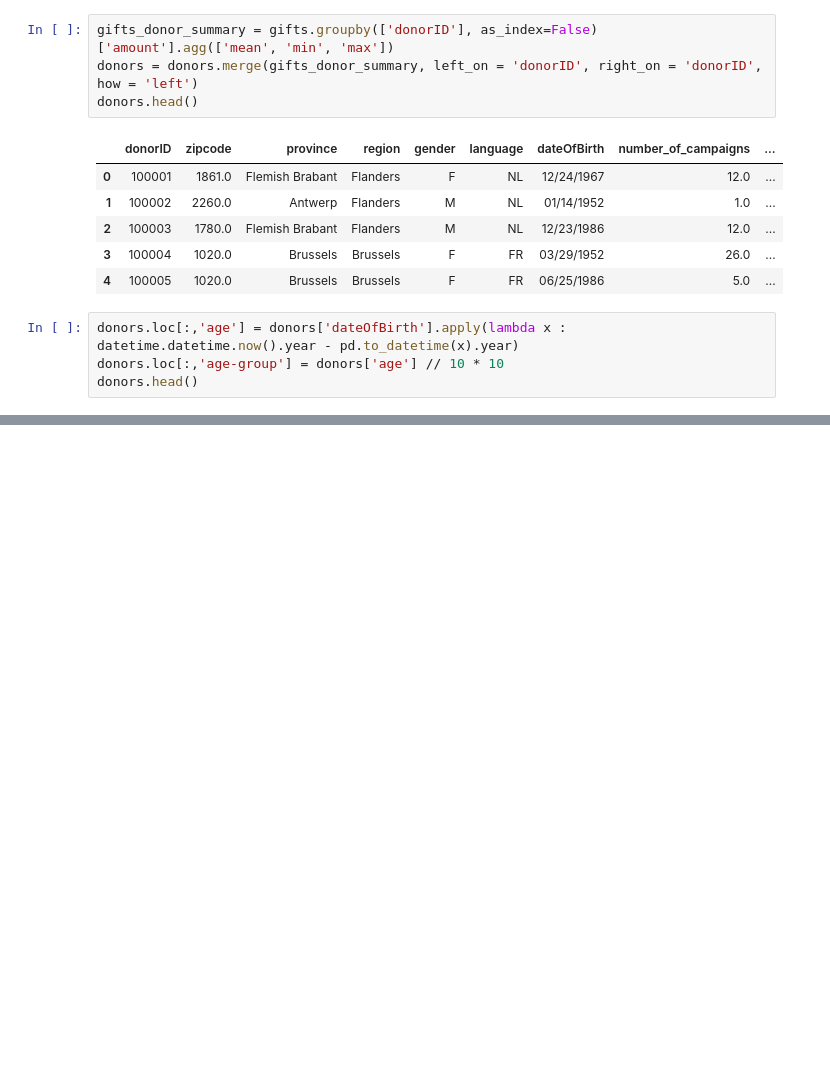
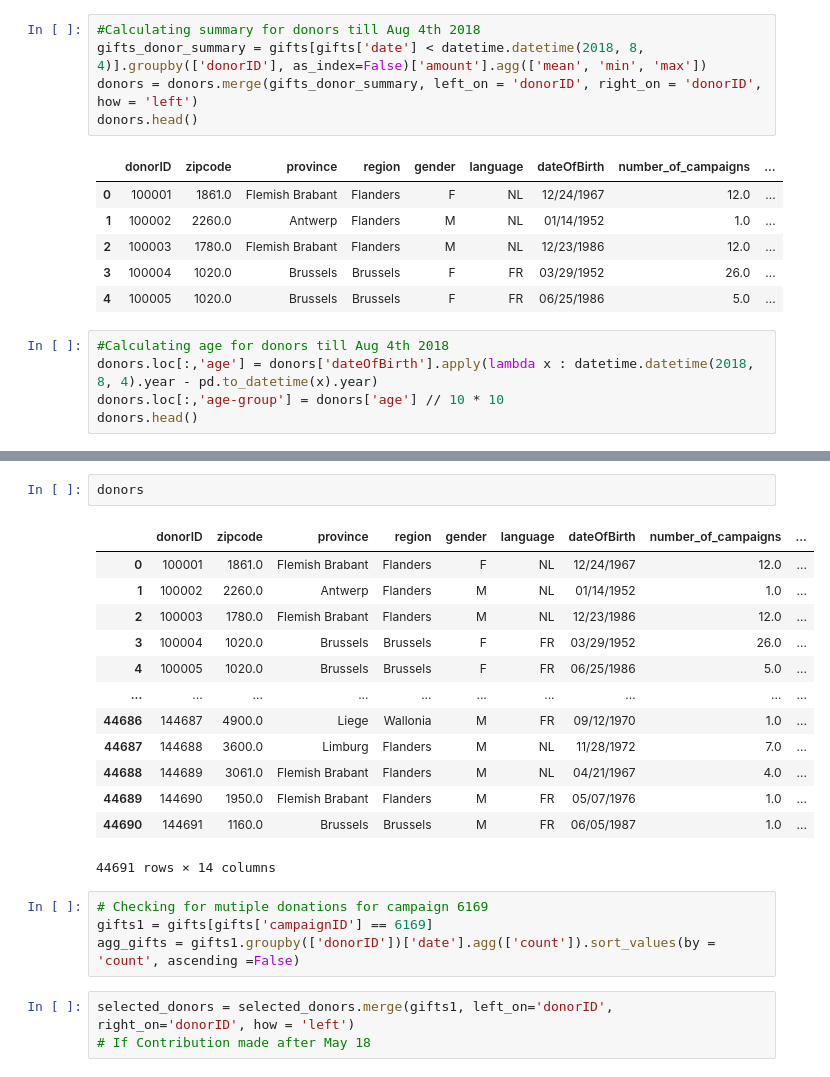
Before and after one commit to vinayrajagopalan7891/DSC-RE-ACTIVATION-CAMPAIGN-Predictive-Analysis, a Jupyter notebook: cleaning_data.ipynb, the cells around one changed output, grey strips where cells are left out. Cells and saved outputs as stored; diff of their text form; blank space fills up the shorter version.

Commit message:
adding cleaned table

```diff
--- a/cleaning_data.ipynb
+++ b/cleaning_data.ipynb
@@ -209,7 +211,8 @@ donors.head()
 | 3 | 100004 | 1020.0 | Brussels | Brussels | F | FR | 03/29/1952 | 26.0 | ... |
 | 4 | 100005 | 1020.0 | Brussels | Brussels | F | FR | 06/25/1986 | 5.0 | ... |
 # %%
-gifts_donor_summary = gifts.groupby(['donorID'], as_index=False)['amount'].agg(['mean', 'min', 'max'])
+#Calculating summary for donors till Aug 4th 2018
+gifts_donor_summary = gifts[gifts['date'] < datetime.datetime(2018, 8, 4)].groupby(['donorID'], as_index=False)['amount'].agg(['mean', 'min', 'max'])
 donors = donors.merge(gifts_donor_summary, left_on = 'donorID', right_on = 'donorID', how = 'left')
 donors.head()
 # %% [output]
@@ -220,7 +223,8 @@ donors.head()
 | 3 | 100004 | 1020.0 | Brussels | Brussels | F | FR | 03/29/1952 | 26.0 | ... |
 | 4 | 100005 | 1020.0 | Brussels | Brussels | F | FR | 06/25/1986 | 5.0 | ... |
 # %%
-donors.loc[:,'age'] = donors['dateOfBirth'].apply(lambda x : datetime.datetime.now().year - pd.to_datetime(x).year)
+#Calculating age for donors till Aug 4th 2018
+donors.loc[:,'age'] = donors['dateOfBirth'].apply(lambda x : datetime.datetime(2018, 8, 4).year - pd.to_datetime(x).year)
 donors.loc[:,'age-group'] = donors['age'] // 10 * 10
 donors.head()
 # %% [output]
@@ -241,0 +273,23 @@ gifts.head()
+# %%
+donors
+# %% [output]
+|  | donorID | zipcode | province | region | gender | language | dateOfBirth | number_of_campaigns | ... |
+| 0 | 100001 | 1861.0 | Flemish Brabant | Flanders | F | NL | 12/24/1967 | 12.0 | ... |
+| 1 | 100002 | 2260.0 | Antwerp | Flanders | M | NL | 01/14/1952 | 1.0 | ... |
+| 2 | 100003 | 1780.0 | Flemish Brabant | Flanders | M | NL | 12/23/1986 | 12.0 | ... |
+| 3 | 100004 | 1020.0 | Brussels | Brussels | F | FR | 03/29/1952 | 26.0 | ... |
+| 4 | 100005 | 1020.0 | Brussels | Brussels | F | FR | 06/25/1986 | 5.0 | ... |
+| ... | ... | ... | ... | ... | ... | ... | ... | ... | ... |
+| 44686 | 144687 | 4900.0 | Liege | Wallonia | M | FR | 09/12/1970 | 1.0 | ... |
+| 44687 | 144688 | 3600.0 | Limburg | Flanders | M | NL | 11/28/1972 | 7.0 | ... |
+| 44688 | 144689 | 3061.0 | Flemish Brabant | Flanders | M | NL | 04/21/1967 | 4.0 | ... |
+| 44689 | 144690 | 1950.0 | Flemish Brabant | Flanders | M | FR | 05/07/1976 | 1.0 | ... |
+| 44690 | 144691 | 1160.0 | Brussels | Brussels | M | FR | 06/05/1987 | 1.0 | ... |
+44691 rows × 14 columns
+# %%
+# Checking for mutiple donations for campaign 6169
+gifts1 = gifts[gifts['campaignID'] == 6169]
+agg_gifts = gifts1.groupby(['donorID'])['date'].agg(['count']).sort_values(by = 'count', ascending =False)
+# %%
+selected_donors = selected_donors.merge(gifts1, left_on='donorID', right_on='donorID', how = 'left')
+# If Contribution made after May 18
```
Also changed, not shown: parts of 6 cells of this notebook.
